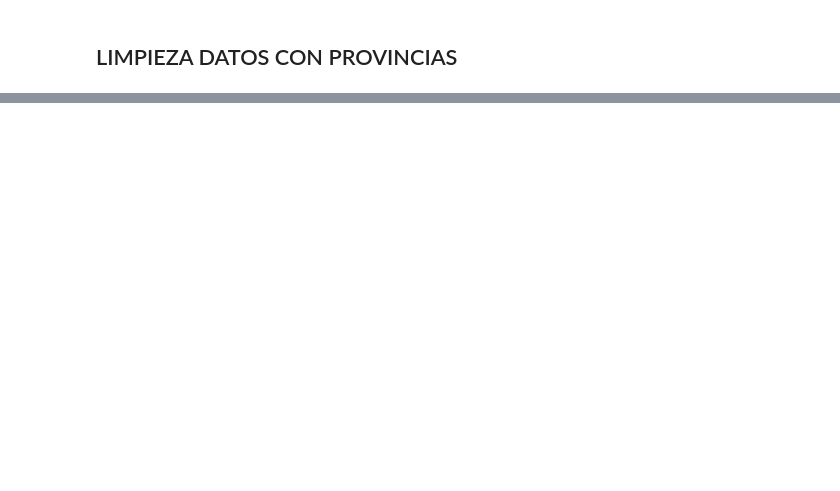
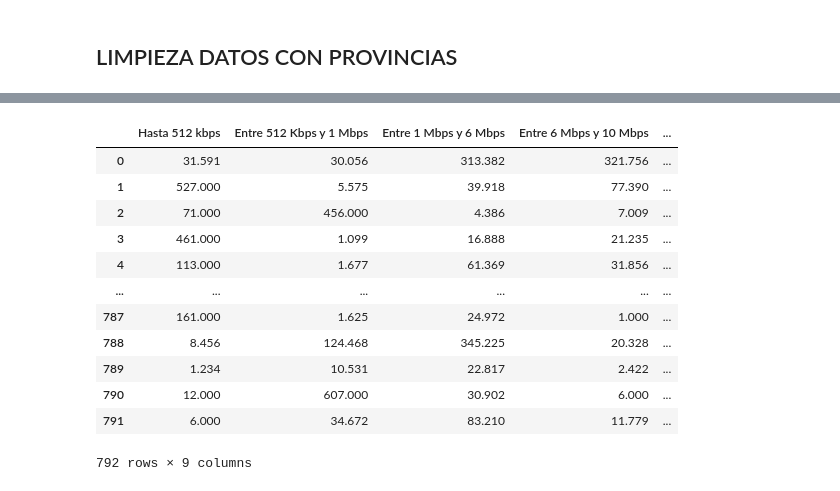
Before and after one commit to juanjolopez28/Proyectos, a Jupyter notebook: Proyecto_Henry02/ETL.ipynb, the cells around one changed output, grey strips where cells are left out. Saved outputs shown, nothing was run; the diff lists cells and outputs as text; code cells hidden in the pictures; blank space fills up the shorter version.

```diff
--- a/Proyecto_Henry02/ETL.ipynb
+++ b/Proyecto_Henry02/ETL.ipynb
@@ -268,0 +425,19 @@ df_internet_100h_P.dtypes
+# %%
+df_internet_velocidad_rango_P.columns=['Hasta 512 kbps','Entre 512 Kbps y 1 Mbps','Entre 1 Mbps y 6 Mbps','Entre 6 Mbps y 10 Mbps','Entre 10 Mbps y 20 Mbps','Entre 20 Mbps y 30 Mbps','Más de 30 Mbps','OTROS','Total']
+#['HASTA 512 kbps','+ 512 Kbps - 1 Mbps', '+ 1 Mbps - 6 Mbps','+ 6 Mbps - 10 Mbps','+ 10 Mbps - 20 Mbps'	,'+ 20 Mbps - 30 Mbps','+ 30 Mbps',	'OTROS','Total']
+
+df_internet_velocidad_rango_P
+# %% [output]
+|  | Hasta 512 kbps | Entre 512 Kbps y 1 Mbps | Entre 1 Mbps y 6 Mbps | Entre 6 Mbps y 10 Mbps | ... |
+| 0 | 31.591 | 30.056 | 313.382 | 321.756 | ... |
+| 1 | 527.000 | 5.575 | 39.918 | 77.390 | ... |
+| 2 | 71.000 | 456.000 | 4.386 | 7.009 | ... |
+| 3 | 461.000 | 1.099 | 16.888 | 21.235 | ... |
+| 4 | 113.000 | 1.677 | 61.369 | 31.856 | ... |
+| ... | ... | ... | ... | ... | ... |
+| 787 | 161.000 | 1.625 | 24.972 | 1.000 | ... |
+| 788 | 8.456 | 124.468 | 345.225 | 20.328 | ... |
+| 789 | 1.234 | 10.531 | 22.817 | 2.422 | ... |
+| 790 | 12.000 | 607.000 | 30.902 | 6.000 | ... |
+| 791 | 6.000 | 34.672 | 83.210 | 11.779 | ... |
+792 rows × 9 columns
```
Also changed, not shown: parts of 22 cells of this notebook, 6 other files.
